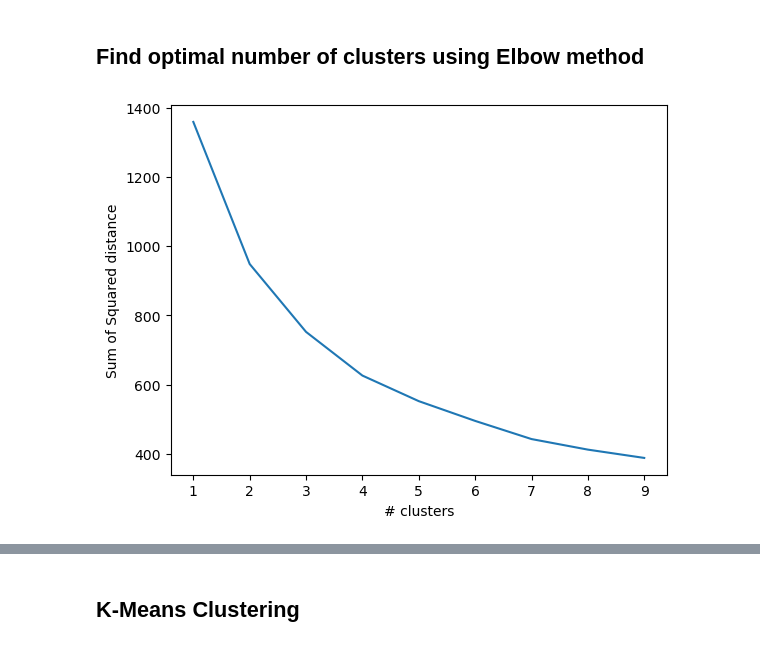
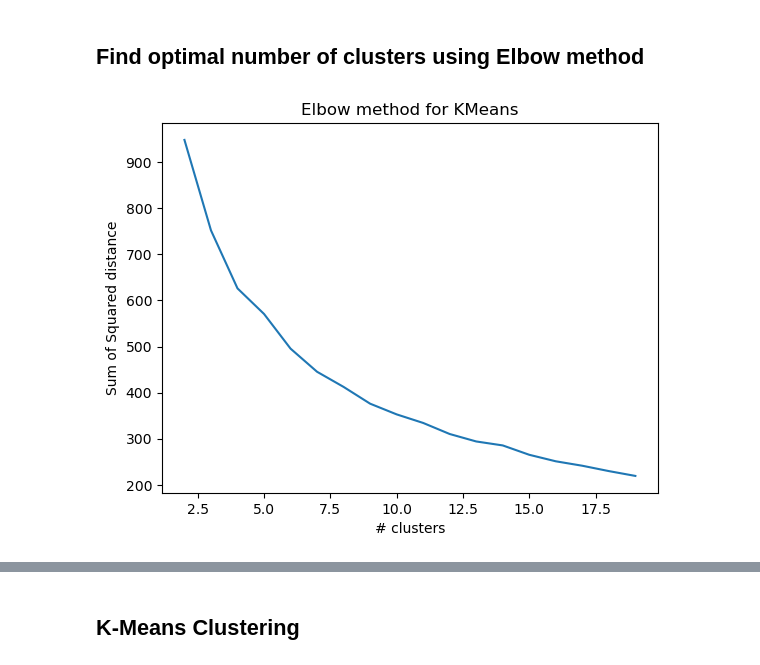
Before and after one commit to JuHeinz/OMMI_DataScience, a Jupyter notebook: Homework 10/Homework10.ipynb, the cells around one changed output, grey strips where cells are left out. Saved outputs shown, nothing was run; the diff lists cells and outputs as text; code cells hidden in the pictures.

```diff
--- a/Homework 10/Homework10.ipynb
+++ b/Homework 10/Homework10.ipynb
@@ -83,21 +98,19 @@ plt.show()
 # %%
 from sklearn.cluster import KMeans
 
-sumsSquaredDis=[]
-#Try out anything between 1 and 10 clusters
-K=range(1,10)
+sums_Squared_Dis=[]
+#Try out anything between 2 and 10 clusters
+K=range(2,20)
 for i in K:
-    #make clusters
     kmean=KMeans(n_clusters=i)
     kmean.fit(df_scaled)
     #record how much the sum of squared distances is
-    sumsSquaredDis.append(kmean.inertia_)
+    sums_Squared_Dis.append(kmean.inertia_)
 
-plt.plot(K,sumsSquaredDis)
+plt.plot(K,sums_Squared_Dis)
+plt.title("Elbow method for KMeans")
 plt.xlabel('# clusters')
 plt.ylabel('Sum of Squared distance')
 plt.show()
-
-k = 5
 # %% [output]
-[figure, old version]
+[figure, new version]
```
Also changed, not shown: parts of 23 cells of this notebook.
